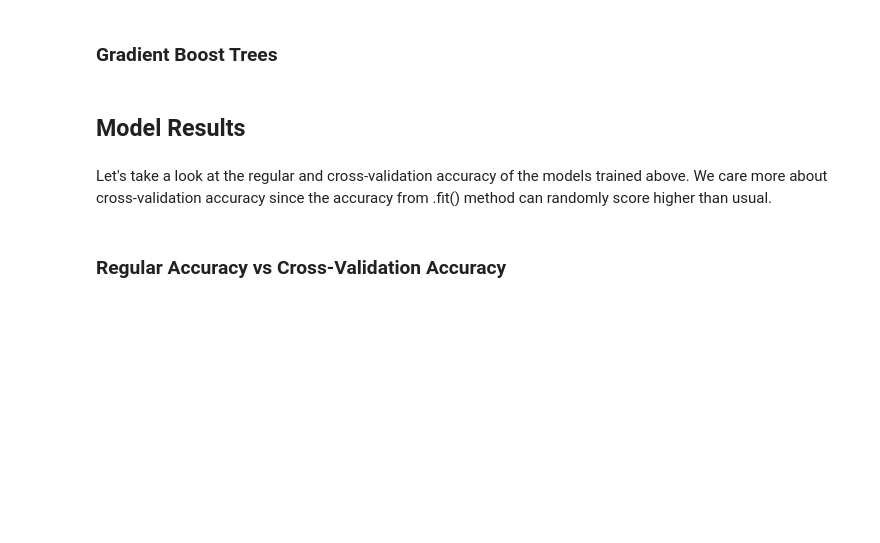
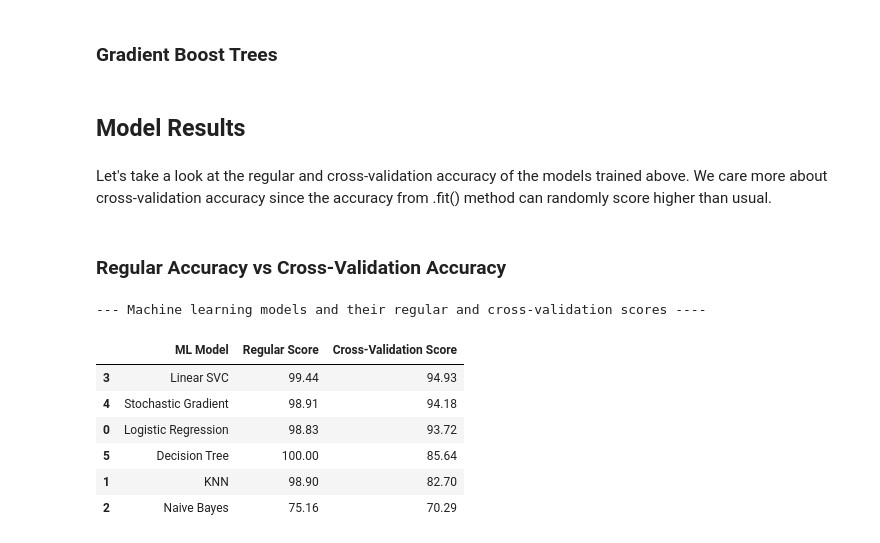
Before and after one commit to milankerek/Human-Activity-Recognition, a Jupyter notebook: human_activity_recognition.ipynb, the cells around one changed output. Drawn from its saved outputs; the diff is of its cells as text; code cells hidden in the pictures; blank space fills up the shorter version.

Commit message:
Trained machine learning models

```diff
--- a/human_activity_recognition.ipynb
+++ b/human_activity_recognition.ipynb
@@ -427,21 +427,29 @@ We care more about cross-validation accuracy since the accuracy from .fit() meth
 # %%
 ml_models = pd.DataFrame({
     "ML Model" : ["Logistic Regression", "KNN", "Naive Bayes","Linear SVC",
-                  "Stochastic Gradient","Decision Tree", "Gradient Boosting Tree"],
+                  "Stochastic Gradient","Decision Tree"],
     "Regular Score" : [accuracy_log,
                       accuracy_knn,
                       accuracy_gauss,
                       accuracy_linear_svc,
                       accuracy_sgd,
-                      accuracy_dt,
-                      accuract_gbt],
+                      accuracy_dt
+                      ],
     "Cross-Validation Score" : [accuracy_cv_log,
                       accuracy_cv_knn,
                       accuracy_cv_gauss,
                       accuracy_cv_linear_svc,
                       accuracy_cv_sgd,
-                      accuracy_cv_dt,
-                      accuract_cv_gbt]
+                      accuracy_cv_dt]
 })
 print("--- Machine learning models and their regular and cross-validation scores ----")
 ml_models.sort_values(by="Cross-Validation Score", ascending=False)
+# %% [output]
+--- Machine learning models and their regular and cross-validation scores ----
+|  | ML Model | Regular Score | Cross-Validation Score |
+| 3 | Linear SVC | 99.44 | 94.93 |
+| 4 | Stochastic Gradient | 98.91 | 94.18 |
+| 0 | Logistic Regression | 98.83 | 93.72 |
+| 5 | Decision Tree | 100.00 | 85.64 |
+| 1 | KNN | 98.90 | 82.70 |
+| 2 | Naive Bayes | 75.16 | 70.29 |
```
Also changed, not shown: parts of 1 cell of this notebook.
